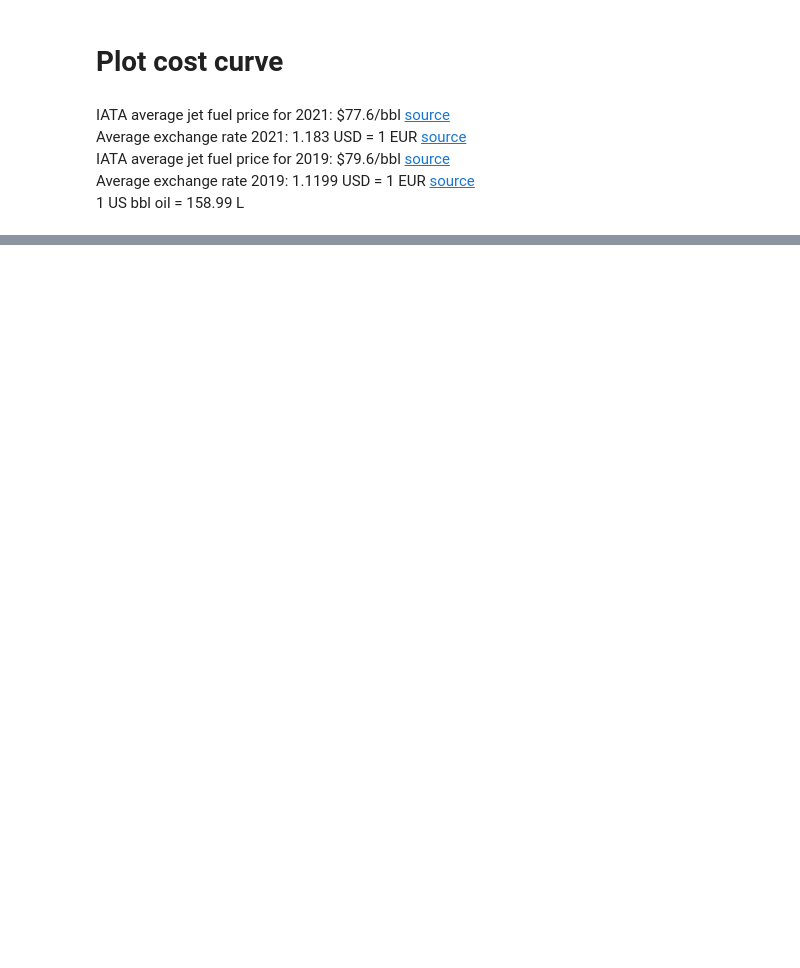
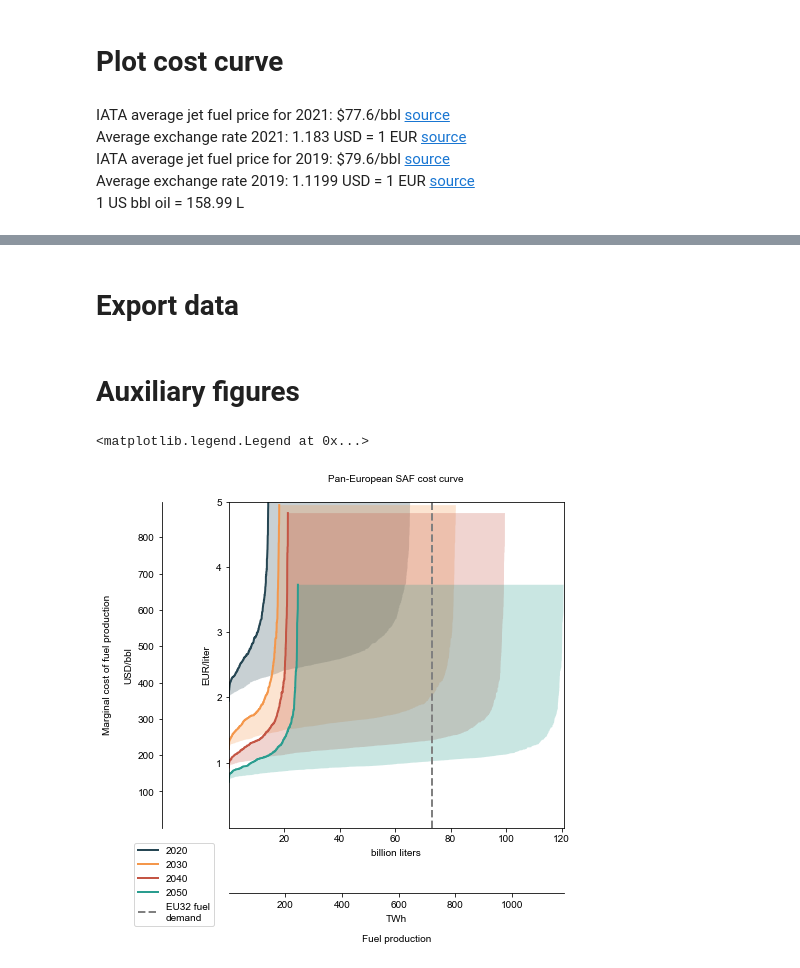
Before and after one commit to kwdseymour/EuroSAFs, a Jupyter notebook: scripts/analysis/cost_curve.ipynb, the cells around one changed output, grey strips where cells are left out. Saved outputs shown, nothing was run; the diff lists cells and outputs as text; code cells hidden in the pictures; blank space fills up the shorter version.

```diff
--- a/scripts/analysis/cost_curve.ipynb
+++ b/scripts/analysis/cost_curve.ipynb
@@ -148,0 +161,2 @@ plt.style.use('EuroSAFs_pub')
+# %% [markdown]
+# Export data
@@ -149 +181,50 @@ plt.style.use('EuroSAFs_pub')
+# %% [markdown]
+# Auxiliary figures
+# %%
+fig,axes = plt.subplots(figsize=(6,6))
+max_lcof=5
+
+for i,year in enumerate([2020,2030,2040,2050]):
+    production_potential1 = calculate_production_potential(results[year],[32])
+    cost_curve1 = calculate_cost_curve(production_potential1)
+
+    axes.plot(cost_curve1.production_liters_cumsum/1e9,cost_curve1.LCOF_liter, label=year)
+
+    land_production_potential = production_potential1.copy()
+    land_production_potential.loc[production_potential1.sea_node,'production_liters'] = 0
+    land_cost_curve = calculate_cost_curve(land_production_potential)
+
+    production_potential2 = calculate_production_potential(results[year],[13,22,28,29,32])#[x for x in np.arange(1,51)])
+    cost_curve2 = calculate_cost_curve(production_potential2)
+
+    axes.fill_betweenx(land_cost_curve.LCOF_liter,land_cost_curve.production_liters_cumsum/1e9,cost_curve2.production_liters_cumsum/1e9,alpha=0.25)
+
+
+
+axes.axvline(x=EU32_fuel_demand_liters/1e9, color='grey', linestyle='--', label='EU32 fuel\ndemand')
+
+y_min = 1e-6 #0
+y_max = max_lcof
+x_min = 1e-6 #cost_curve.production_liters_cumsum.min()/1e9 # billion liters
+x_max = cost_curve2.production_liters_cumsum.max()/1e9 # billion liters
+
+axes.set_ylim(y_min,y_max)
+axes.set_ylabel('EUR/liter', labelpad=5)
+
+yax2 = axes.secondary_yaxis(-0.2, functions=(lambda y: y*exchange_rate_2022*bbl_to_liter, lambda y: y/exchange_rate_2022/bbl_to_liter))
+yax2.set_ylabel('Marginal cost of fuel production\n\nUSD/bbl', labelpad=5)
+
+axes.set_xlim(x_min,x_max)
+axes.set_xlabel('billion liters', labelpad=5)
+
+
+xax2 = axes.secondary_xaxis(-0.2, functions=(lambda x: x*0.8*specs.at['kerosene_LHV','value_2020']/3.6e6, lambda x: x/0.8/specs.at['kerosene_LHV','value_2020']*3.6e6))
+
+xax2.set_xlabel('TWh\n\nFuel production', labelpad=5)
+
+axes.set_title('Pan-European SAF cost curve');#,pad=75);
+axes.legend(ncol=1, bbox_to_anchor=(-0.03, -0.03), loc='upper right')
+# %% [output]
+<matplotlib.legend.Legend at 0x...>
+[figure, added]
 # %%
```
Also changed, not shown: parts of 32 cells of this notebook, 2 other files.
